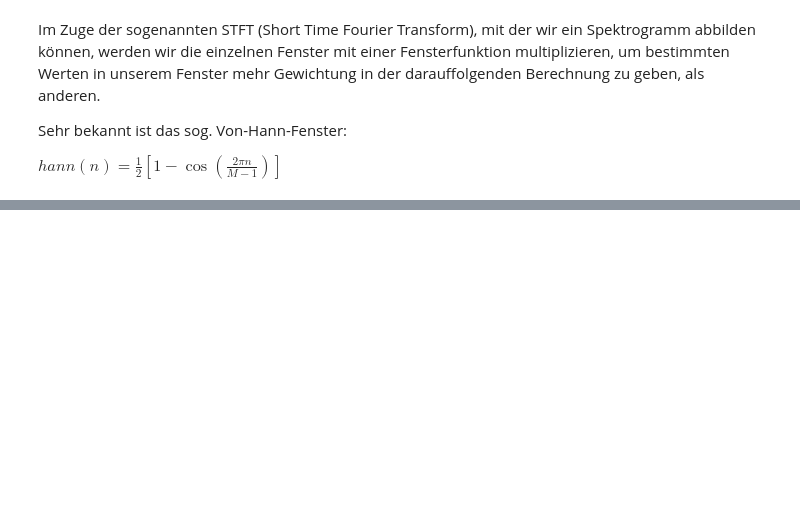
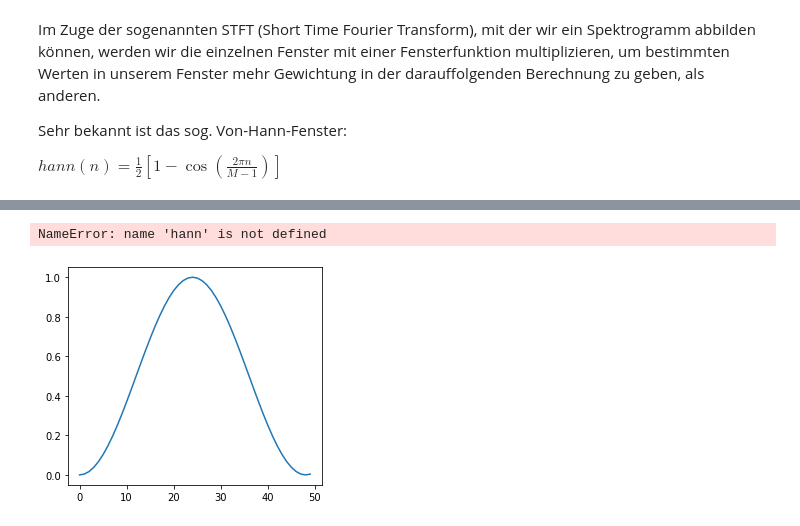
Before and after one commit to kjhsdf/Audio-Based-Music-Processing-2020, a Jupyter notebook: 06/Hausaufgabe_Dynamik_Fensterung.ipynb, the cells around one changed output, grey strips where cells are left out. Drawn from its saved outputs; the diff is of its cells as text; code cells hidden in the pictures; blank space fills up the shorter version.

```diff
--- a/06/Hausaufgabe_Dynamik_Fensterung.ipynb
+++ b/06/Hausaufgabe_Dynamik_Fensterung.ipynb
@@ -72,23 +75,22 @@ Der Code-Block sollte folgenden plot ergeben:
 # %%
 m = 50
 def calc_hann(m=100):
     n = np.linspace(0, m, m)
-
-    # euer Code:
-    hann = ...
-
-    return hann
+    return (1- np.cos((2 * np.pi *n) / (m-1)))/ 2
 
 plt.figure(figsize=(5 * 2, 4))
 plt.subplot(1, 2, 1)
-plt.plot(hann)
+plt.plot(calc_hann(m))
 
 x = np.arange(100)
 x_framed = lr.util.frame(x, frame_length=m, hop_length=2)
 hann_framed = np.tile(hann, (np.shape(x_framed)[1], 1)).T
 x_windowed = hann_framed * x_framed
 plt.subplot(1, 2, 2)
 plt.imshow(x_windowed / np.max(np.abs(x_windowed)), aspect='auto', origin='lower')
 plt.xlabel('Fenster-Indizes')
 plt.ylabel('Werte im jew. Fenster')
 plt.show()
+# %% [output]
+NameError: name 'hann' is not defined
+[figure, added]
```
Also changed, not shown: parts of 2 cells of this notebook.
